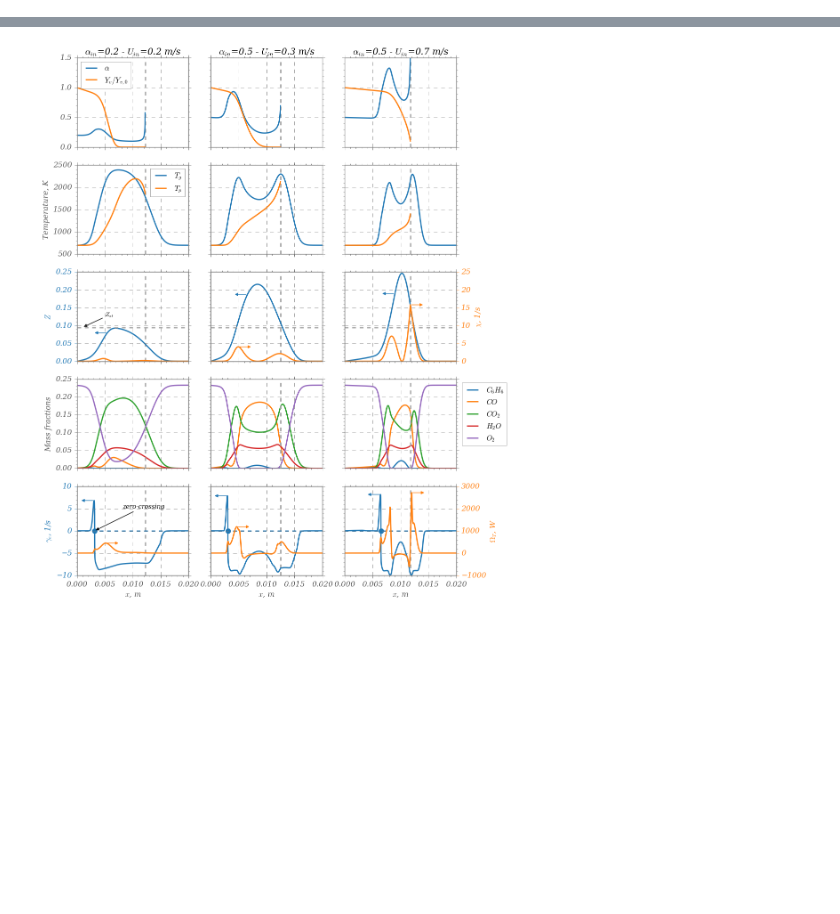
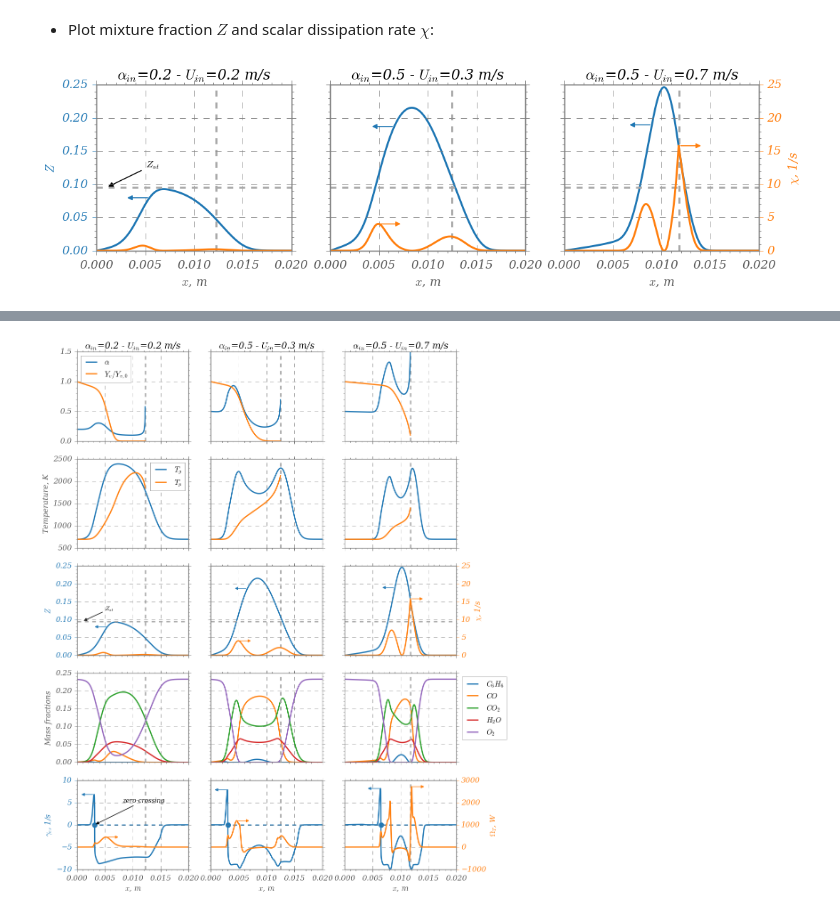
Before and after one commit to mighelone/quality_plot, a Jupyter notebook: DirectAnalysis.ipynb, the cells around one changed output, grey strips where cells are left out. Saved outputs shown, nothing was run; the diff lists cells and outputs as text; code cells hidden in the pictures; blank space fills up the shorter version.

Commit message:
Convert DirectAnalysis notebook to presentation

```diff
--- a/DirectAnalysis.ipynb
+++ b/DirectAnalysis.ipynb
@@ -104,44 +165,58 @@ def plot_species(coal, n=1, ax=None):
+# %% [markdown]
+* Plot mixture fraction $Z$ and scalar dissipation rate $\chi$:
 # %%
 def plot_mixture_fraction(coal, n=1, ax=None):
+    '''
+    Plot mixture fractions and scalar dissipation rate
+    '''
     ax = set_ax(ax)
     X_stg, stg_index = stagnation(coal, ax)
+    # pyFLUT can be used for direct plot
     # coal.plotdata('X', 'Z', legend=False, ax=ax, label='$Z$', color=colors[0])
     ax.plot(coal['X'], coal['Z'], label='$Z$', color=colors[0])
+    # plot horizontal line for Z=Z_st
     ax.axhline(da.Z_st, linestyle='dashed', color='darkgray')
     # label for stoichiometric line
     if n == 0:
         ax.annotate("$Z_{st}$", xytext=(0.005, da.Z_st + 0.03),
-                    xy=(0.001, da.Z_st), arrowprops=dict(arrowstyle='-|>',
-                                                        linewidth=1,
-                                                        color='black'))
-    # arrow to Z axis
+                    xy=(0.001, da.Z_st),
+                    arrowprops=dict(arrowstyle='-|>', linewidth=1, color='black'))
+    # draw an arrow pointing to Z axis
     index = coal['Z'].argmax() - 40
     plot_arrow(ax, pos=(coal['X'][index], coal['Z'][index]), color=colors[0],
                direction='left')
-
     # create another y axis on the right
     ax1 = ax.twinx()
     ax1.plot(coal['X'], coal['chi'], label='$\chi$', color=colors[1])
 
     if n != 0:
         index = coal['chi'].argmax()
         plot_arrow(ax1, pos=(coal['X'][index], coal['chi'][index]),
                    color=colors[1], direction='right')
-
     if n == 0:
         ax.set_ylabel('$Z$', color=colors[0])
         ax.tick_params(axis='y', colors=colors[0])
-
     if n == 2:
         ax1.set_ylabel('$\chi$, 1/s', color=colors[1])
         ax1.tick_params(axis='y', colors=colors[1])
     else:
         ax1.set_ylabel('')
         ax1.set_yticklabels([])
 
     ax1.set_ylim([0, 25])
     ax.set_ylim([0, 0.25])
     n_bins = 5
     ax1.locator_params(axis='y', nbins=5)
     ax.locator_params(axis='y', nbins=5)
     return ax
+
+fig, axes = plt.subplots(ncols=len(coal1D), sharey='row',
+                         sharex='col', figsize=(L, H))
+
+for n_col, (c, ax, t) in enumerate(zip(coal1D, axes, titles)):
+    ax.set_title(t)
+    plot_mixture_fraction(c, n_col, ax=ax)
+    ax.set_xlabel('$x$, m')
+    ax.set_xlim([0, 0.02])
+# %% [output]
+[figure, added]
```
Also changed, not shown: parts of 21 cells of this notebook, 1 other file.
